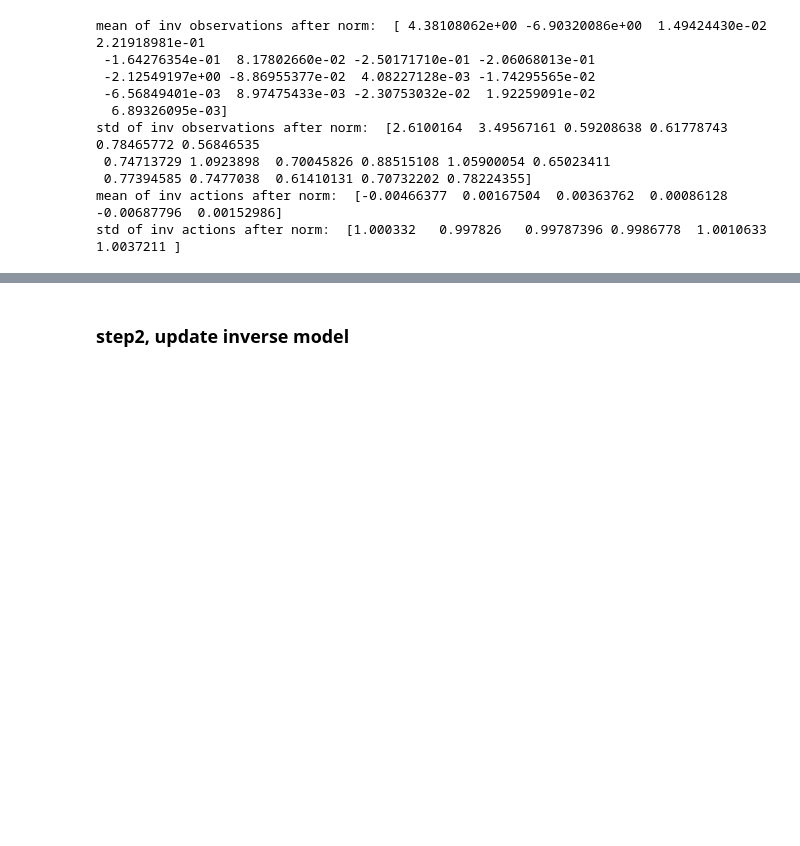
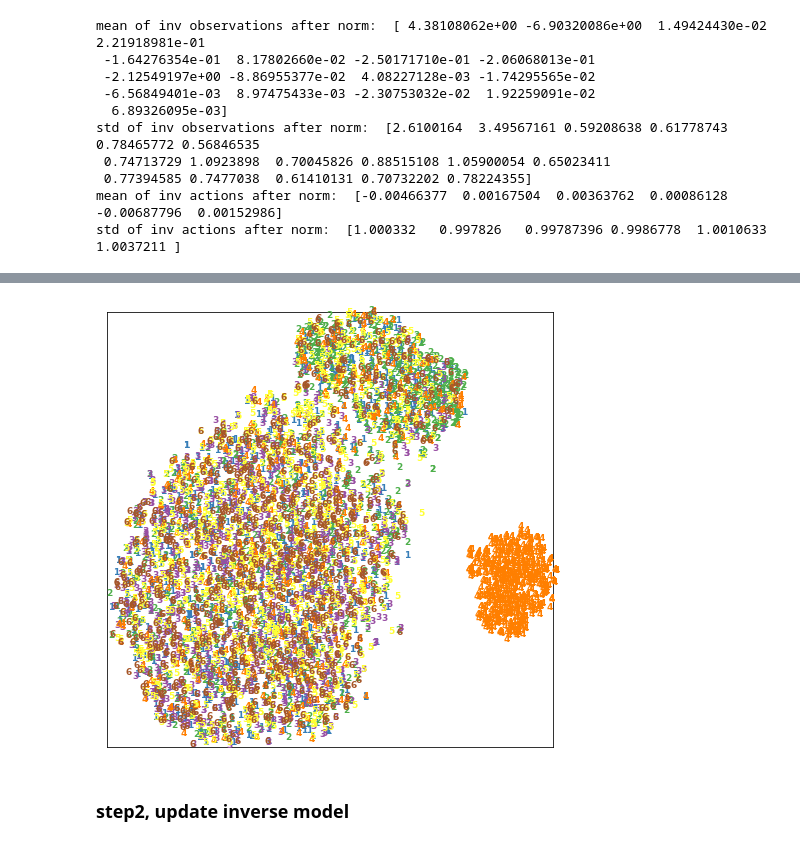
Before and after one commit to ilBarbara/SC-BCO, a Jupyter notebook: pytorch_bco/SC-BCO[gym_env].ipynb, the cells around one changed output, grey strips where cells are left out. Saved outputs shown, nothing was run; the diff lists cells and outputs as text; code cells hidden in the pictures; blank space fills up the shorter version.

```diff
--- a/pytorch_bco/SC-BCO[gym_env].ipynb
+++ b/pytorch_bco/SC-BCO[gym_env].ipynb
@@ -479,0 +566,6 @@ std of inv actions after norm:  [1.000332   0.997826   0.99787396 0.9986778  1.0
+# %%
+X = np.array(inv_observations_norm[0:6000])
+print(type(X))
+print(X.dtype)
+print(X.shape)
+print(X)
@@ -479,0 +589,11 @@ std of inv actions after norm:  [1.000332   0.997826   0.99787396 0.9986778  1.0
+# %%
+label = []
+for i in range(1, 7):
+    for j in range(1000):
+        label.append(i)
+# %%
+y = np.array(label)
+print(type(y))
+print(y.dtype)
+print(y.shape)
+print(y)
@@ -479,0 +605,8 @@ std of inv actions after norm:  [1.000332   0.997826   0.99787396 0.9986778  1.0
+# %%
+'''t-SNE'''
+tsne = manifold.TSNE(n_components=2, init='pca', random_state=501)
+X_tsne = tsne.fit_transform(X)
+
+print("Org data dimension is {}. "
+      "Embedded data dimension is {}".format(X.shape[-1],
+                                             X_tsne.shape[-1]))
@@ -480,3 +631,17 @@ std of inv actions after norm:  [1.000332   0.997826   0.99787396 0.9986778  1.0
+# %%
+'''嵌入空间可视化'''
+x_min, x_max = X_tsne.min(0), X_tsne.max(0)
+X_norm = (X_tsne - x_min) / (x_max - x_min)  # 归一化
+plt.figure(figsize=(8, 8))
+for i in range(X_norm.shape[0]):
+    plt.text(X_norm[i, 0], X_norm[i, 1], str(y[i]), color=plt.cm.Set1(y[i]),
+             fontdict={'weight': 'bold', 'size': 9})
+plt.xticks([])
+plt.yticks([])
+plt.savefig('imgs/t-SNE[random_6_trajs].jpg')
+plt.show()
+# %% [output]
+[figure, added]
 # %% [markdown]
 ### step2, update inverse model
 # %%
```
Also changed, not shown: parts of 13 cells of this notebook, 5 other files.
